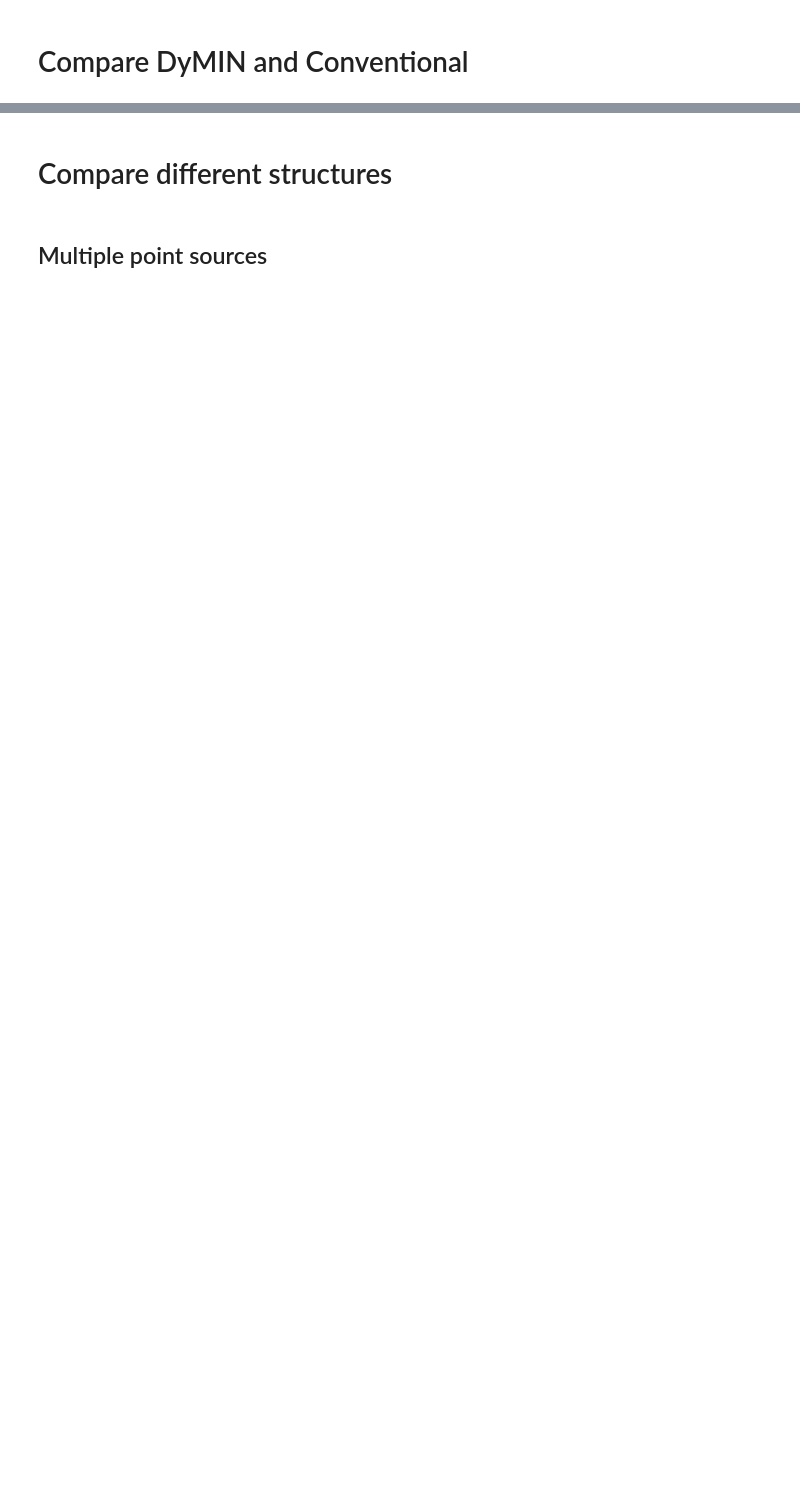
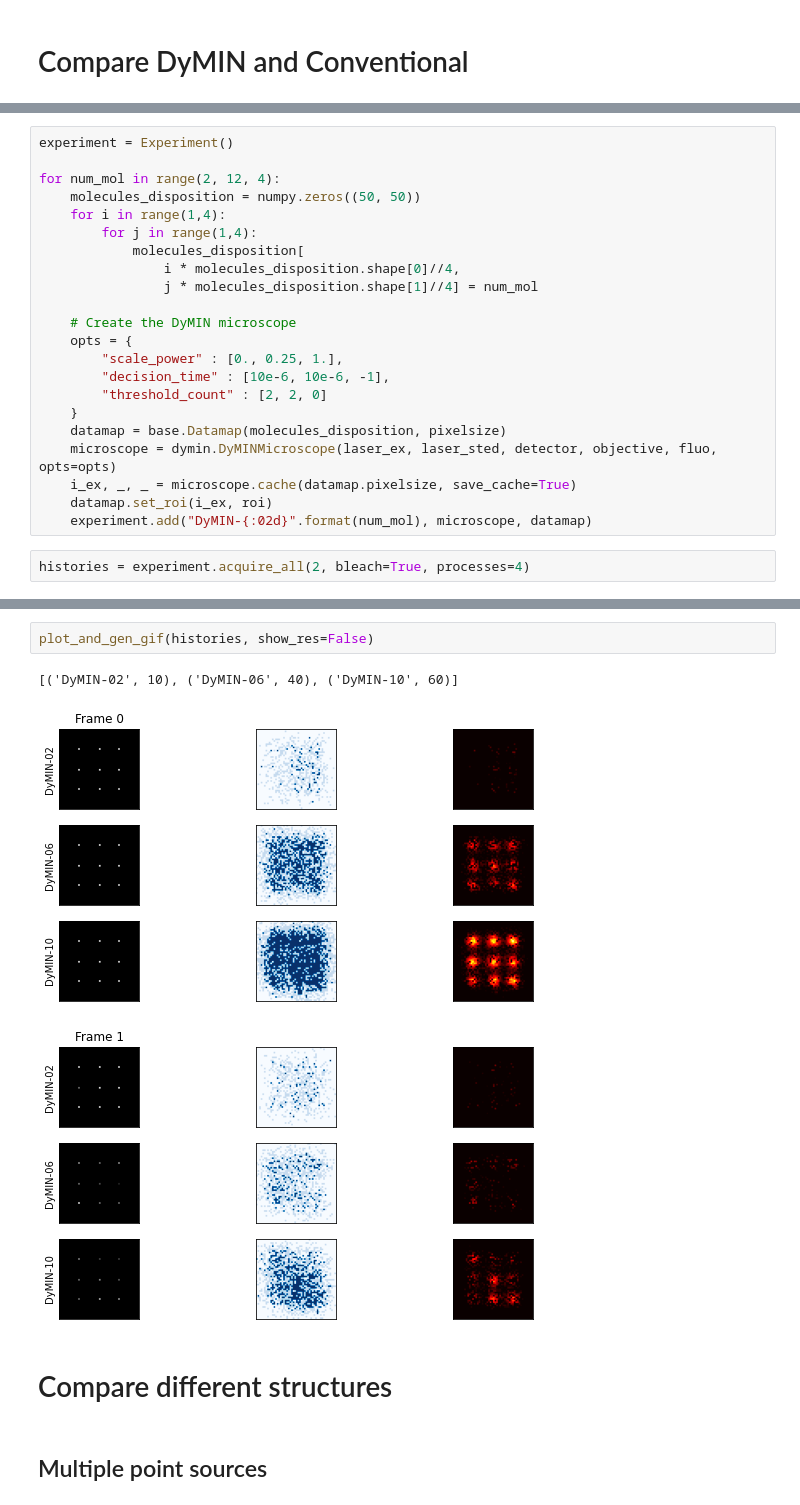
Before and after one commit to FLClab/pySTED, a Jupyter notebook: dymin.ipynb, the cells around one changed output, grey strips where cells are left out. Saved outputs shown, nothing was run; the diff lists cells and outputs as text; blank space fills up the shorter version.

Commit message:
modified dymin; verification of bleaching to come

```diff
--- a/dymin.ipynb
+++ b/dymin.ipynb
@@ -248,0 +278,24 @@ pyplot.show()
+# %%
+experiment = Experiment()
+
+for num_mol in range(2, 12, 4):
+    molecules_disposition = numpy.zeros((50, 50))
+    for i in range(1,4):
+        for j in range(1,4):
+            molecules_disposition[
+                i * molecules_disposition.shape[0]//4,
+                j * molecules_disposition.shape[1]//4] = num_mol
+
+    # Create the DyMIN microscope
+    opts = {
+        "scale_power" : [0., 0.25, 1.],
+        "decision_time" : [10e-6, 10e-6, -1],
+        "threshold_count" : [2, 2, 0]
+    }
+    datamap = base.Datamap(molecules_disposition, pixelsize)
+    microscope = dymin.DyMINMicroscope(laser_ex, laser_sted, detector, objective, fluo, opts=opts)
+    i_ex, _, _ = microscope.cache(datamap.pixelsize, save_cache=True)
+    datamap.set_roi(i_ex, roi)
+    experiment.add("DyMIN-{:02d}".format(num_mol), microscope, datamap)
+# %%
+histories = experiment.acquire_all(2, bleach=True, processes=4)
@@ -249,3 +312,9 @@ pyplot.show()
+# %%
+plot_and_gen_gif(histories, show_res=False)
+# %% [output]
+[('DyMIN-02', 10), ('DyMIN-06', 40), ('DyMIN-10', 60)]
+[figure, added]
+[figure, added]
 # %% [markdown]
 # Compare different structures
 # %% [markdown]
```
Also changed, not shown: parts of 18 cells of this notebook, 5 other files.
